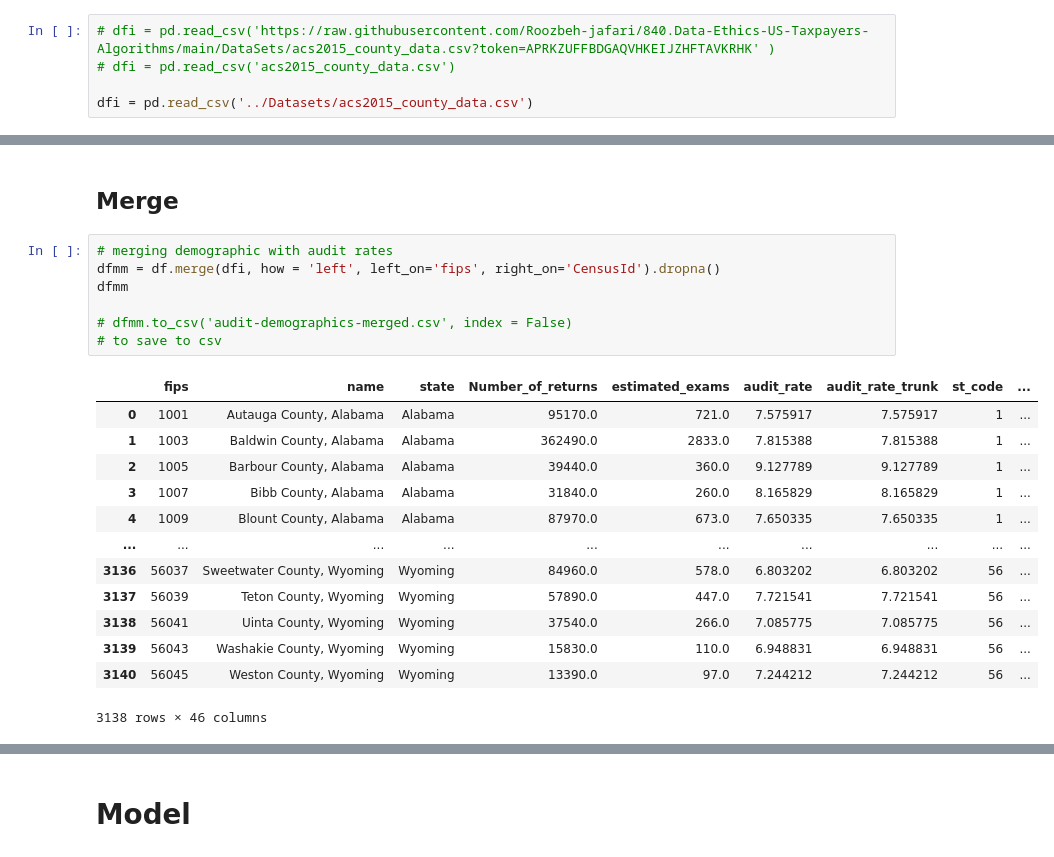
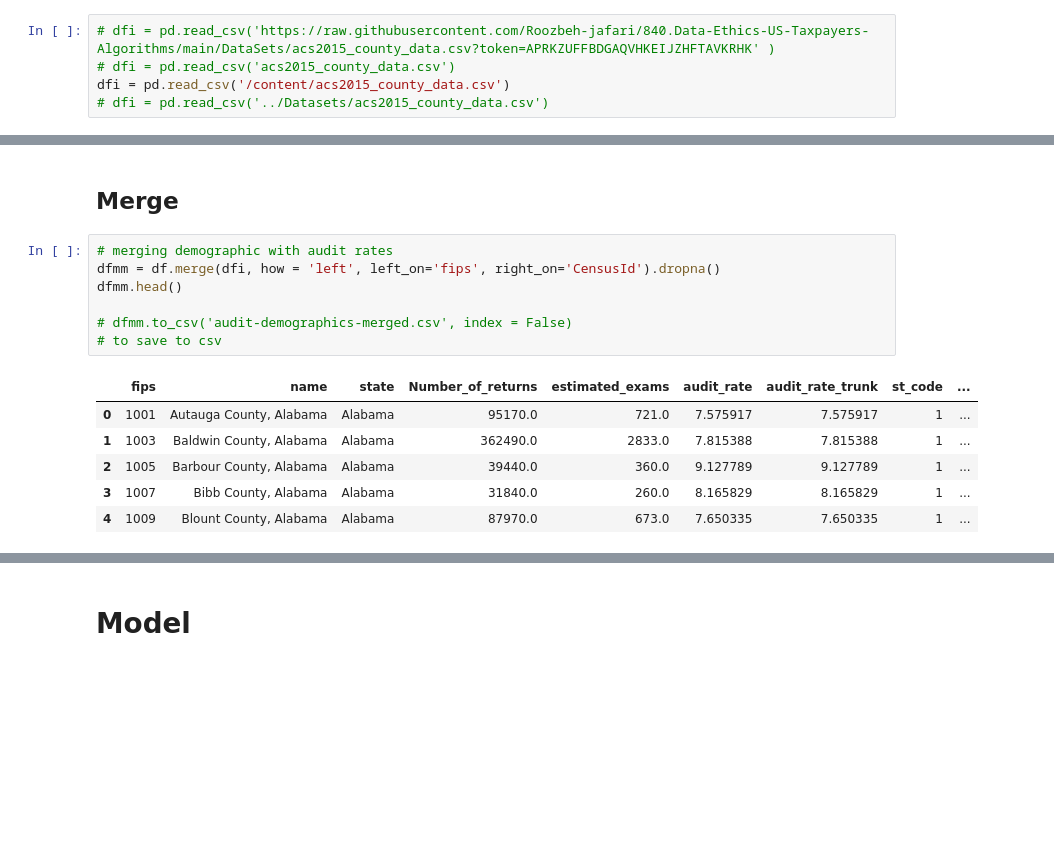
Before and after one commit to Roozbeh-jafari/840.Data-Ethics-US-Taxpayers-Algorithms, a Jupyter notebook: NoteBooks/Project_Notebook.ipynb, the cells around one changed output, grey strips where cells are left out. Cells and saved outputs as stored; diff of their text form; blank space fills up the shorter version.

```diff
--- a/NoteBooks/Project_Notebook.ipynb
+++ b/NoteBooks/Project_Notebook.ipynb
@@ -73,8 +73,8 @@ https://www.kaggle.com/muonneutrino/us-census-demographic-data
 # %%
 # dfi = pd.read_csv('https://raw.githubusercontent.com/Roozbeh-jafari/840.Data-Ethics-US-Taxpayers-Algorithms/main/DataSets/acs2015_county_data.csv?token=APRKZUFFBDGAQVHKEIJZHFTAVKRHK' )
 # dfi = pd.read_csv('acs2015_county_data.csv')
-
-dfi = pd.read_csv('../Datasets/acs2015_county_data.csv')
+dfi = pd.read_csv('/content/acs2015_county_data.csv')
+# dfi = pd.read_csv('../Datasets/acs2015_county_data.csv')
 # %%
 dfi
 # %% [output]
@@ -148,24 +148,17 @@ dft[dft['Number of returns'] > 10000].sort_values('dividends_percentage', ascend
 # %%
 # merging demographic with audit rates
 dfmm = df.merge(dfi, how = 'left', left_on='fips', right_on='CensusId').dropna()
-dfmm
+dfmm.head()
 
 # dfmm.to_csv('audit-demographics-merged.csv', index = False)
 # to save to csv
 # %% [output]
 |  | fips | name | state | Number_of_returns | estimated_exams | audit_rate | audit_rate_trunk | st_code | ... |
 | 0 | 1001 | Autauga County, Alabama | Alabama | 95170.0 | 721.0 | 7.575917 | 7.575917 | 1 | ... |
 | 1 | 1003 | Baldwin County, Alabama | Alabama | 362490.0 | 2833.0 | 7.815388 | 7.815388 | 1 | ... |
 | 2 | 1005 | Barbour County, Alabama | Alabama | 39440.0 | 360.0 | 9.127789 | 9.127789 | 1 | ... |
 | 3 | 1007 | Bibb County, Alabama | Alabama | 31840.0 | 260.0 | 8.165829 | 8.165829 | 1 | ... |
 | 4 | 1009 | Blount County, Alabama | Alabama | 87970.0 | 673.0 | 7.650335 | 7.650335 | 1 | ... |
-| ... | ... | ... | ... | ... | ... | ... | ... | ... | ... |
-| 3136 | 56037 | Sweetwater County, Wyoming | Wyoming | 84960.0 | 578.0 | 6.803202 | 6.803202 | 56 | ... |
-| 3137 | 56039 | Teton County, Wyoming | Wyoming | 57890.0 | 447.0 | 7.721541 | 7.721541 | 56 | ... |
-| 3138 | 56041 | Uinta County, Wyoming | Wyoming | 37540.0 | 266.0 | 7.085775 | 7.085775 | 56 | ... |
-| 3139 | 56043 | Washakie County, Wyoming | Wyoming | 15830.0 | 110.0 | 6.948831 | 6.948831 | 56 | ... |
-| 3140 | 56045 | Weston County, Wyoming | Wyoming | 13390.0 | 97.0 | 7.244212 | 7.244212 | 56 | ... |
-3138 rows × 46 columns
 # %%
 # merging tax return with audit rates
 dftm = dft.merge(df, how = 'left',left_on = ['State FIPS code [1]', 'County FIPS code [1]'], right_on= ['st_code', 'cty_code'])
```
Also changed, not shown: parts of 27 cells of this notebook, 1 other file.
